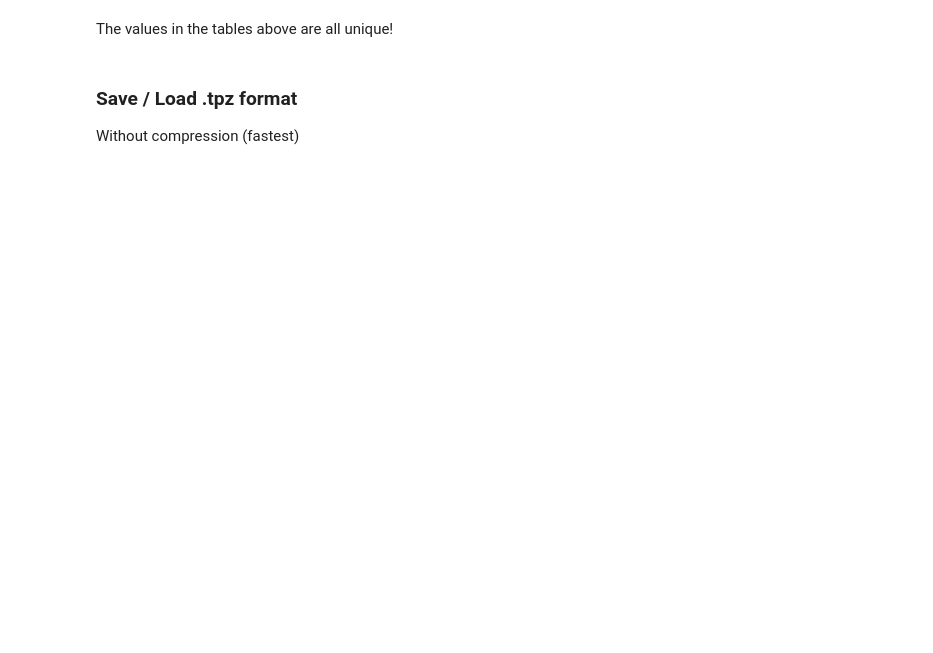
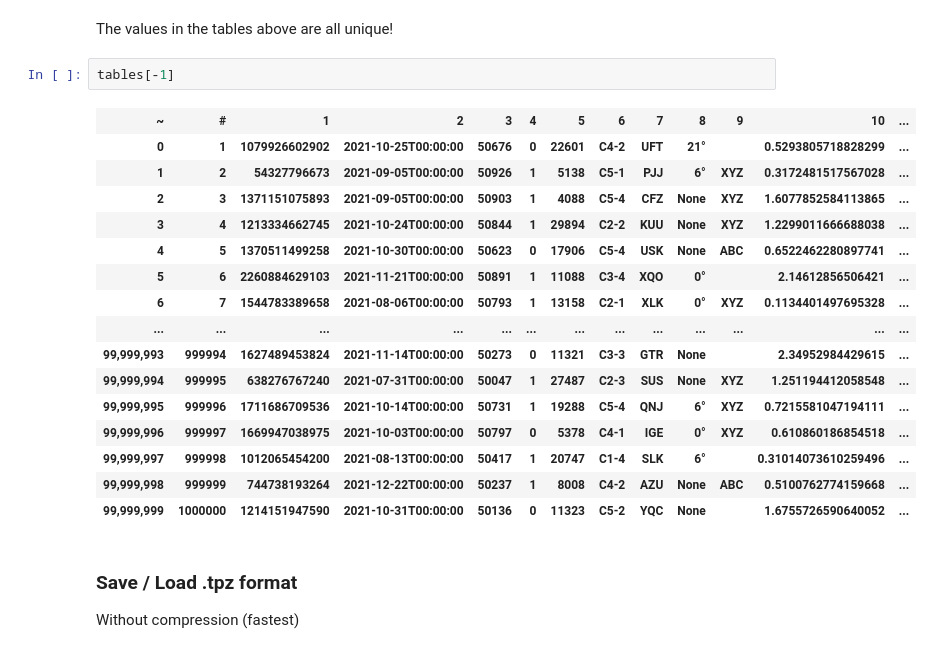
Before and after one commit to root-11/tablite, a Jupyter notebook: benchmarks.ipynb, the cells around one changed output. Drawn from its saved outputs; the diff is of its cells as text; blank space fills up the shorter version.

```diff
--- a/benchmarks.ipynb
+++ b/benchmarks.ipynb
@@ -115,5 +105,24 @@ Table 100,000,000 rows is 24,000 Mb on disk
 # %% [markdown]
 The values in the tables above are all unique!
+# %%
+tables[-1]
+# %% [output]
+| ~ | # | 1 | 2 | 3 | 4 | 5 | 6 | 7 | 8 | 9 | 10 | ... |
+| 0 | 1 | 1079926602902 | 2021-10-25T00:00:00 | 50676 | 0 | 22601 | C4-2 | UFT | 21° |  | 0.5293805718828299 | ... |
+| 1 | 2 | 54327796673 | 2021-09-05T00:00:00 | 50926 | 1 | 5138 | C5-1 | PJJ | 6° | XYZ | 0.3172481517567028 | ... |
+| 2 | 3 | 1371151075893 | 2021-09-05T00:00:00 | 50903 | 1 | 4088 | C5-4 | CFZ | None | XYZ | 1.6077852584113865 | ... |
+| 3 | 4 | 1213334662745 | 2021-10-24T00:00:00 | 50844 | 1 | 29894 | C2-2 | KUU | None | XYZ | 1.2299011666688038 | ... |
+| 4 | 5 | 1370511499258 | 2021-10-30T00:00:00 | 50623 | 0 | 17906 | C5-4 | USK | None | ABC | 0.6522462280897741 | ... |
+| 5 | 6 | 2260884629103 | 2021-11-21T00:00:00 | 50891 | 1 | 11088 | C3-4 | XQO | 0° |  | 2.14612856506421 | ... |
+| 6 | 7 | 1544783389658 | 2021-08-06T00:00:00 | 50793 | 1 | 13158 | C2-1 | XLK | 0° | XYZ | 0.1134401497695328 | ... |
+| ... | ... | ... | ... | ... | ... | ... | ... | ... | ... | ... | ... | ... |
+| 99,999,993 | 999994 | 1627489453824 | 2021-11-14T00:00:00 | 50273 | 0 | 11321 | C3-3 | GTR | None |  | 2.34952984429615 | ... |
+| 99,999,994 | 999995 | 638276767240 | 2021-07-31T00:00:00 | 50047 | 1 | 27487 | C2-3 | SUS | None | XYZ | 1.251194412058548 | ... |
+| 99,999,995 | 999996 | 1711686709536 | 2021-10-14T00:00:00 | 50731 | 1 | 19288 | C5-4 | QNJ | 6° | XYZ | 0.7215581047194111 | ... |
+| 99,999,996 | 999997 | 1669947038975 | 2021-10-03T00:00:00 | 50797 | 0 | 5378 | C4-1 | IGE | 0° | XYZ | 0.610860186854518 | ... |
+| 99,999,997 | 999998 | 1012065454200 | 2021-08-13T00:00:00 | 50417 | 1 | 20747 | C1-4 | SLK | 6° |  | 0.31014073610259496 | ... |
+| 99,999,998 | 999999 | 744738193264 | 2021-12-22T00:00:00 | 50237 | 1 | 8008 | C4-2 | AZU | None | ABC | 0.5100762774159668 | ... |
+| 99,999,999 | 1000000 | 1214151947590 | 2021-10-31T00:00:00 | 50136 | 0 | 11323 | C5-2 | YQC | None |  | 1.6755726590640052 | ... |
 # %% [markdown]
 ### Save / Load .tpz format
 
```
Also changed, not shown: parts of 26 cells of this notebook.
